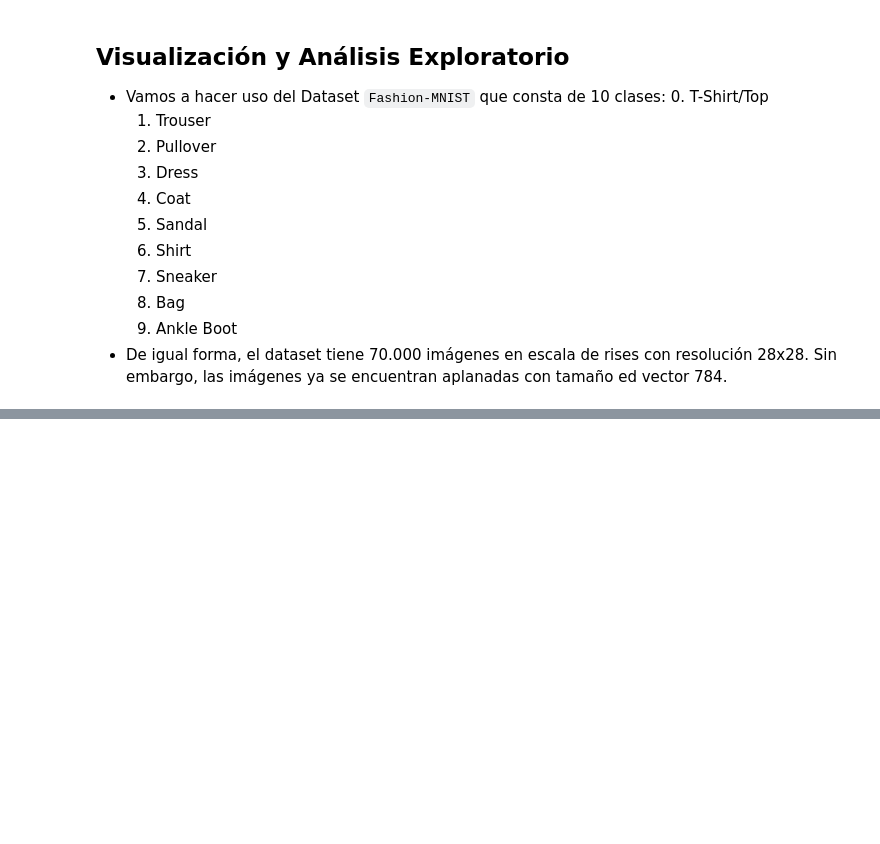
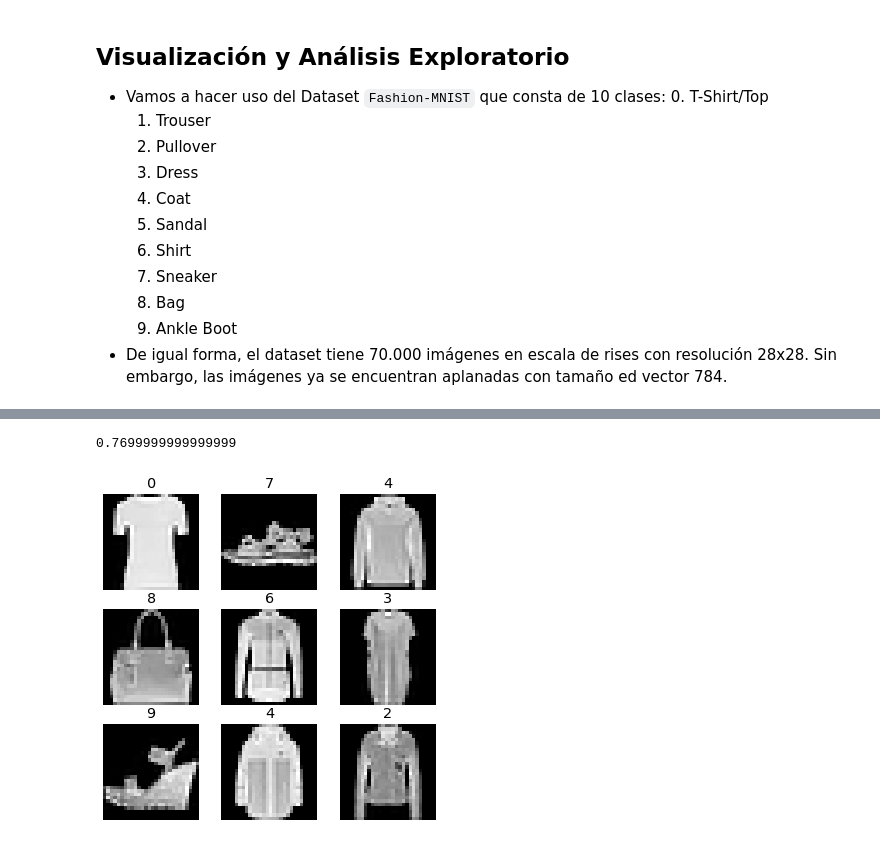
Before and after one commit to jpcano1/ISIS_4825_Imagenes_Vision, a Jupyter notebook: Machine Learning/Taller 1/Taller_1.ipynb, the cells around one changed output, grey strips where cells are left out. Saved outputs shown, nothing was run; the diff lists cells and outputs as text; code cells hidden in the pictures; blank space fills up the shorter version.

```diff
--- a/Machine Learning/Taller 1/Taller_1.ipynb
+++ b/Machine Learning/Taller 1/Taller_1.ipynb
@@ -197,0 +350,5 @@ pred = knn_clf.pred(X_val[:1000])
+# %%
+grid_search = GridSearchCV(KNeighborsClassifier(), param_grid, scoring="accuracy",
+                           cv=4, return_train_score=True)
+# %%
+grid_search.fit(X_val, y_val)
@@ -197,0 +368,16 @@ pred = knn_clf.pred(X_val[:1000])
+# %%
+grid_search.best_score_
+# %% [output]
+0.7699999999999999
+# %%
+knn_clf = grid_search.best_estimator_
+# %%
+random_sample = np.random.choice(np.arange(len(X_test)), 9)
+y_pred = knn_clf.predict(X_test[random_sample])
+# %%
+gen.visualize_subplot(
+    X_test[random_sample].reshape(-1, 28, 28),
+    y_pred,  (3, 3), (6, 6)
+)
+# %% [output]
+[figure, added]
```
Also changed, not shown: parts of 54 cells of this notebook.
